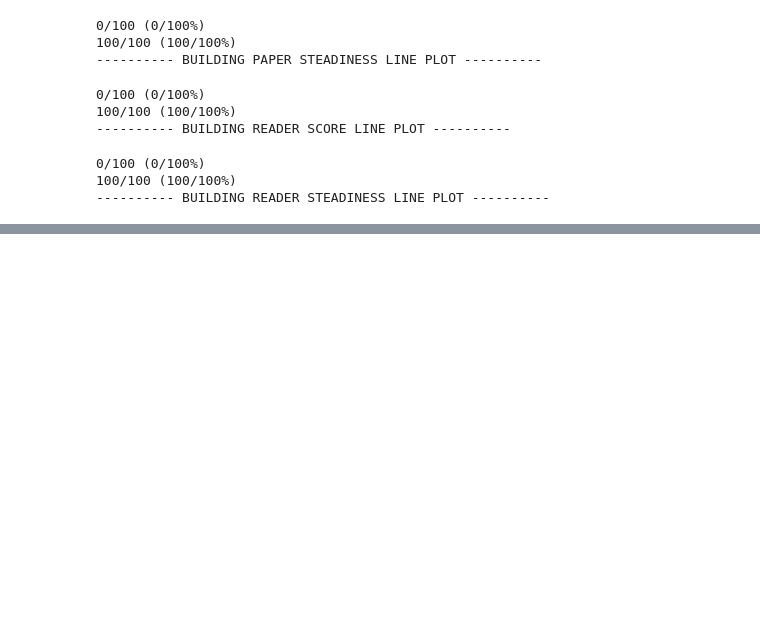
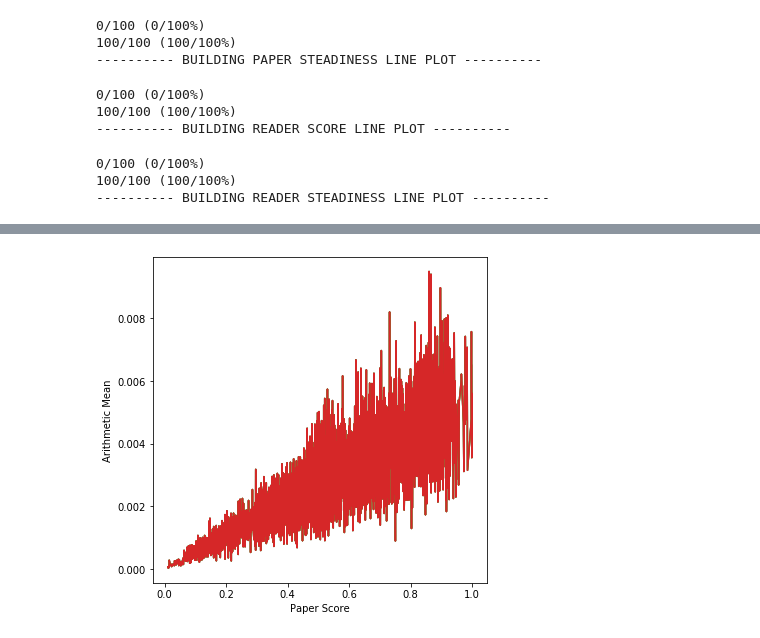
Before and after one commit to Miccighel/RS_Py, a Jupyter notebook: notebooks/Experiments.ipynb, the cells around one changed output, grey strips where cells are left out. Drawn from its saved outputs; the diff is of its cells as text; code cells hidden in the pictures; blank space fills up the shorter version.

Commit message:
Correlation computation now works properly. Experiment 1-c results saved to csv.

```diff
--- a/notebooks/Experiments.ipynb
+++ b/notebooks/Experiments.ipynb
@@ -252,0 +266,28 @@ ValueError: array must not contain infs or NaNs
+# %%
+# CSV Files Computation
+
+os.makedirs("{}/csv/".format(result_folder_exp_1_c_path), exist_ok=True)
+
+print("---------- BUILDING PAPER SCORE CORRELATION DATAFRAME ----------")
+corr_df_1, mean_df_1 = compute_means(ratings_df, paper_score_df, "Paper Score", 0)
+output_path = "{}csv/Corr_Df_Paper_Score.csv".format(result_folder_exp_1_c_path)
+corr_df_1.to_csv(output_path, index=False)
+print("Saved at path: ", output_path)
+
+print("---------- BUILDING PAPER STEADINESS CORRELATION DATAFRAME ----------")
+corr_df_2, mean_df_2 = compute_means(ratings_df, paper_steadiness_df, "Paper Steadiness", 0)
+output_path = "{}csv/Corr_Df_Paper_Steadiness.csv".format(result_folder_exp_1_c_path)
+corr_df_2.to_csv(output_path, index=False)
+print("Saved at path: ", output_path)
+
+print("---------- BUILDING READER SCORE CORRELATION DATAFRAME ----------")
+corr_df_3, mean_df_3 = compute_means(ratings_df, reader_score_df, "Reader Score", 1)
+output_path = "{}csv/Corr_Df_Reader_Score.csv".format(result_folder_exp_1_c_path)
+corr_df_3.to_csv(output_path, index=False)
+print("Saved at path: ", output_path)
+
+print("---------- BUILDING READER SCORE CORRELATION DATAFRAME ----------")
+corr_df_4, mean_df_4 = compute_means(ratings_df, reader_steadiness_df, "Reader Steadiness", 1)
+output_path = "{}csv/Corr_Df_Reader_Steadiness.csv".format(result_folder_exp_1_c_path)
+corr_df_4.to_csv(output_path, index=False)
+print("Saved at path: ", output_path)
@@ -252,0 +303,9 @@ ValueError: array must not contain infs or NaNs
+# %%
+os.makedirs("{}/plots/".format(result_folder_exp_1_c_path), exist_ok=True)
+
+ax = sns.lineplot(x=mean_df_1["Paper Score"], y=mean_df_1["Arithmetic Mean"])
+plt.show()
+
+ # regplot paper score asse x media asse y
+# %% [output]
+[figure, added]
```
Also changed, not shown: parts of 3 cells of this notebook, 2 other files.
